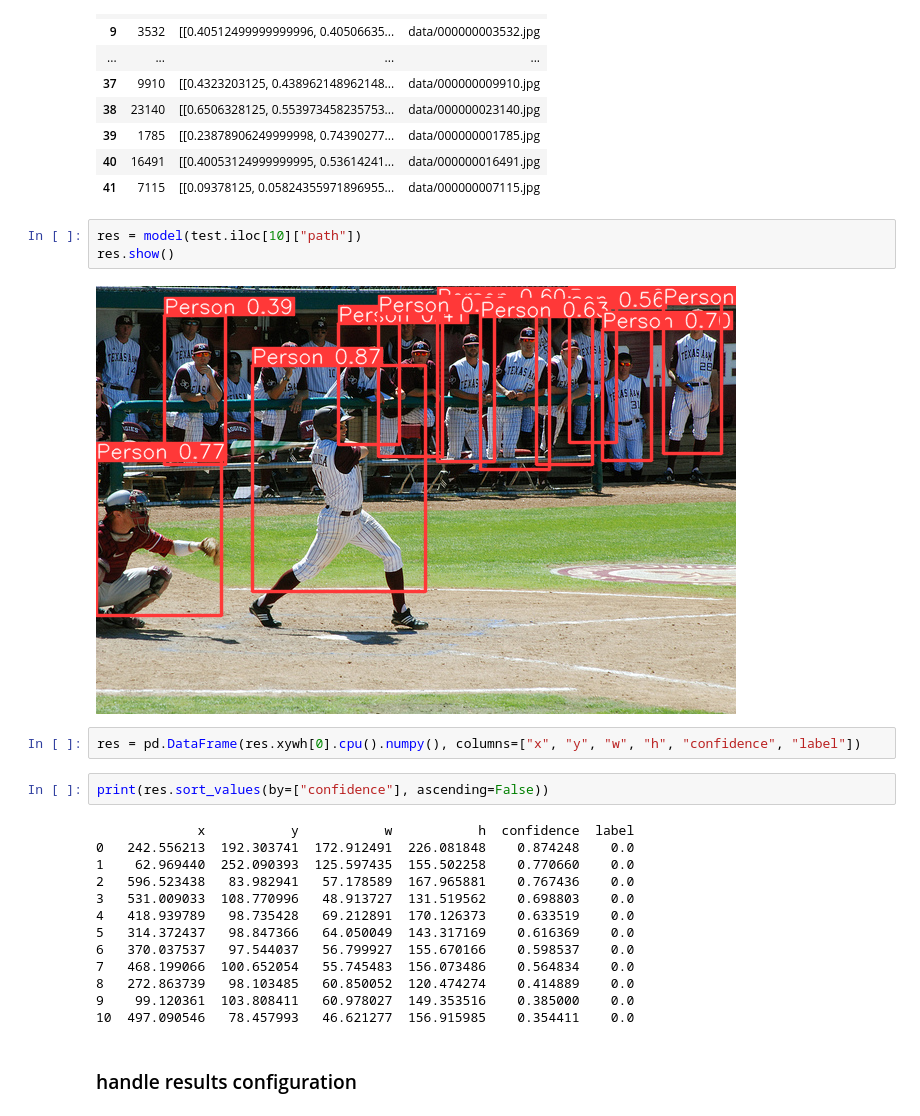
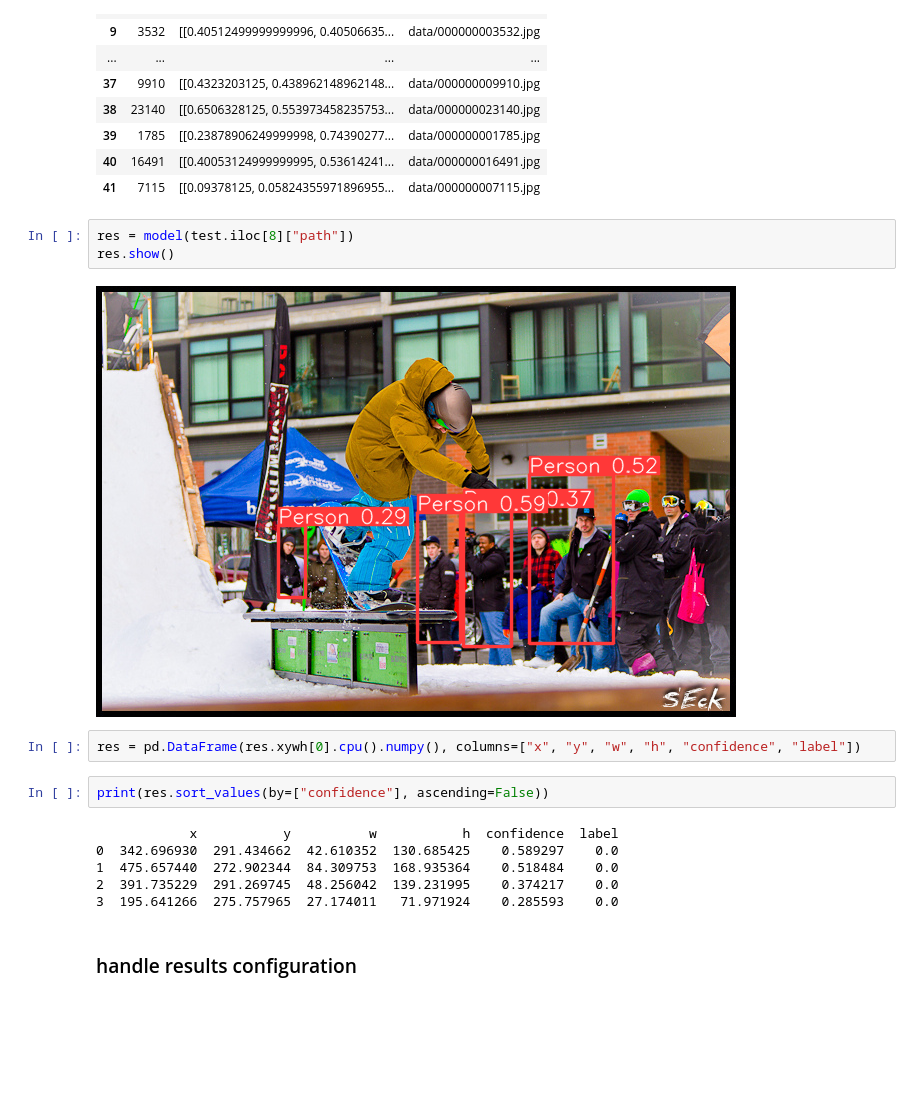
Before and after one commit to Uzair05/crowdDetection, a Jupyter notebook: CrowdCounting.ipynb, the cells around one changed output. Saved outputs shown, nothing was run; the diff lists cells and outputs as text; blank space fills up the shorter version.

```diff
--- a/CrowdCounting.ipynb
+++ b/CrowdCounting.ipynb
@@ -42,27 +42,20 @@ test
 | 40 | 16491 | [[0.40053124999999995, 0.53614241... | data/000000016491.jpg |
 | 41 | 7115 | [[0.09378125, 0.05824355971896955... | data/000000007115.jpg |
 # %%
-res = model(test.iloc[10]["path"])
+res = model(test.iloc[8]["path"])
 res.show()
 # %% [output]
-[figure, old version]
+[figure, new version]
 # %%
 res = pd.DataFrame(res.xywh[0].cpu().numpy(), columns=["x", "y", "w", "h", "confidence", "label"])
 # %%
 print(res.sort_values(by=["confidence"], ascending=False))
 # %% [output]
-             x           y           w           h  confidence  label
-0   242.556213  192.303741  172.912491  226.081848    0.874248    0.0
-1    62.969440  252.090393  125.597435  155.502258    0.770660    0.0
-2   596.523438   83.982941   57.178589  167.965881    0.767436    0.0
-3   531.009033  108.770996   48.913727  131.519562    0.698803    0.0
-4   418.939789   98.735428   69.212891  170.126373    0.633519    0.0
-5   314.372437   98.847366   64.050049  143.317169    0.616369    0.0
-6   370.037537   97.544037   56.799927  155.670166    0.598537    0.0
-7   468.199066  100.652054   55.745483  156.073486    0.564834    0.0
-8   272.863739   98.103485   60.850052  120.474274    0.414889    0.0
-9    99.120361  103.808411   60.978027  149.353516    0.385000    0.0
-10  497.090546   78.457993   46.621277  156.915985    0.354411    0.0
+            x           y          w           h  confidence  label
+0  342.696930  291.434662  42.610352  130.685425    0.589297    0.0
+1  475.657440  272.902344  84.309753  168.935364    0.518484    0.0
+2  391.735229  291.269745  48.256042  139.231995    0.374217    0.0
+3  195.641266  275.757965  27.174011   71.971924    0.285593    0.0
 # %% [markdown]
 ### handle results configuration
 # %%
```
Also changed, not shown: parts of 4 cells of this notebook, 2 other files.
